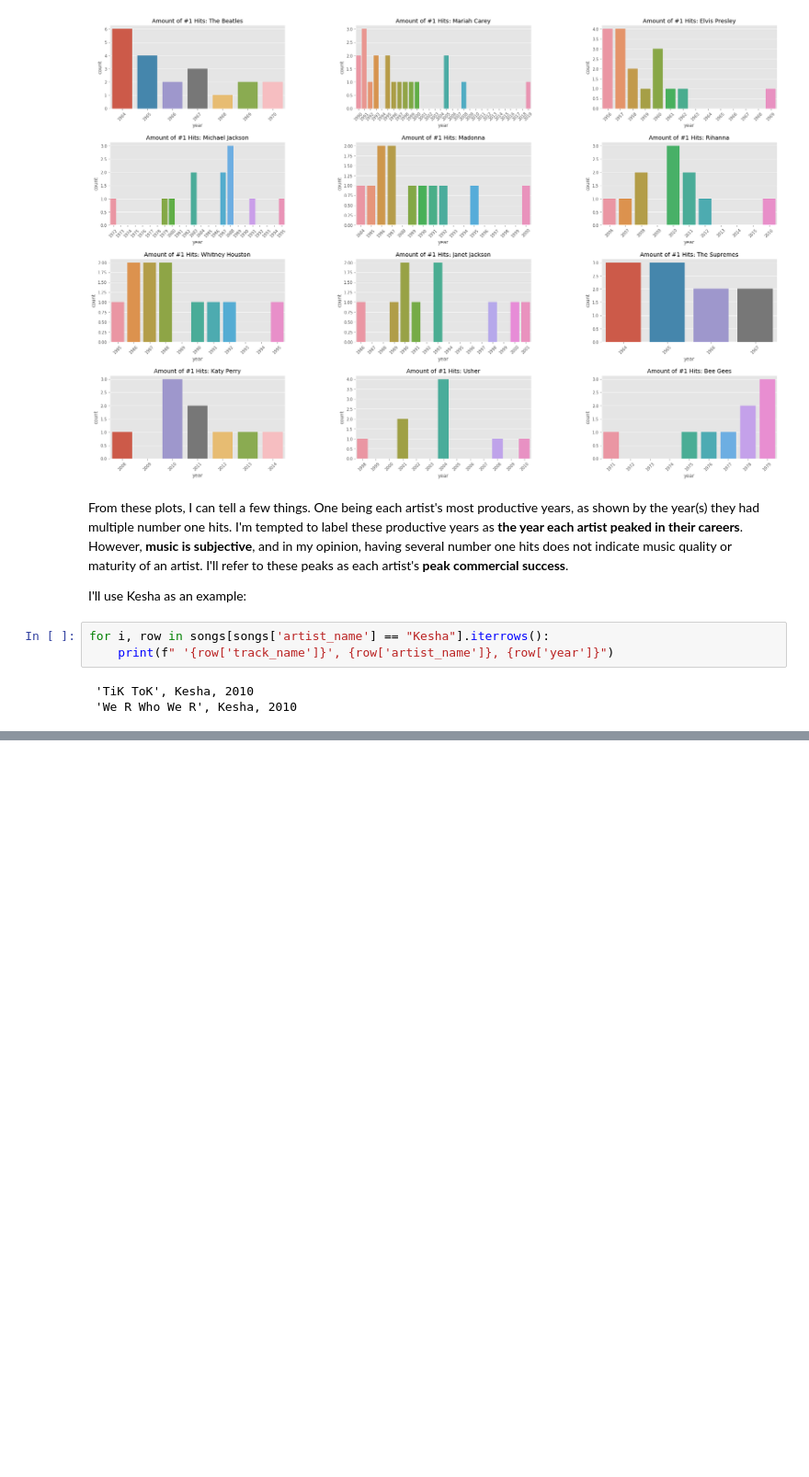
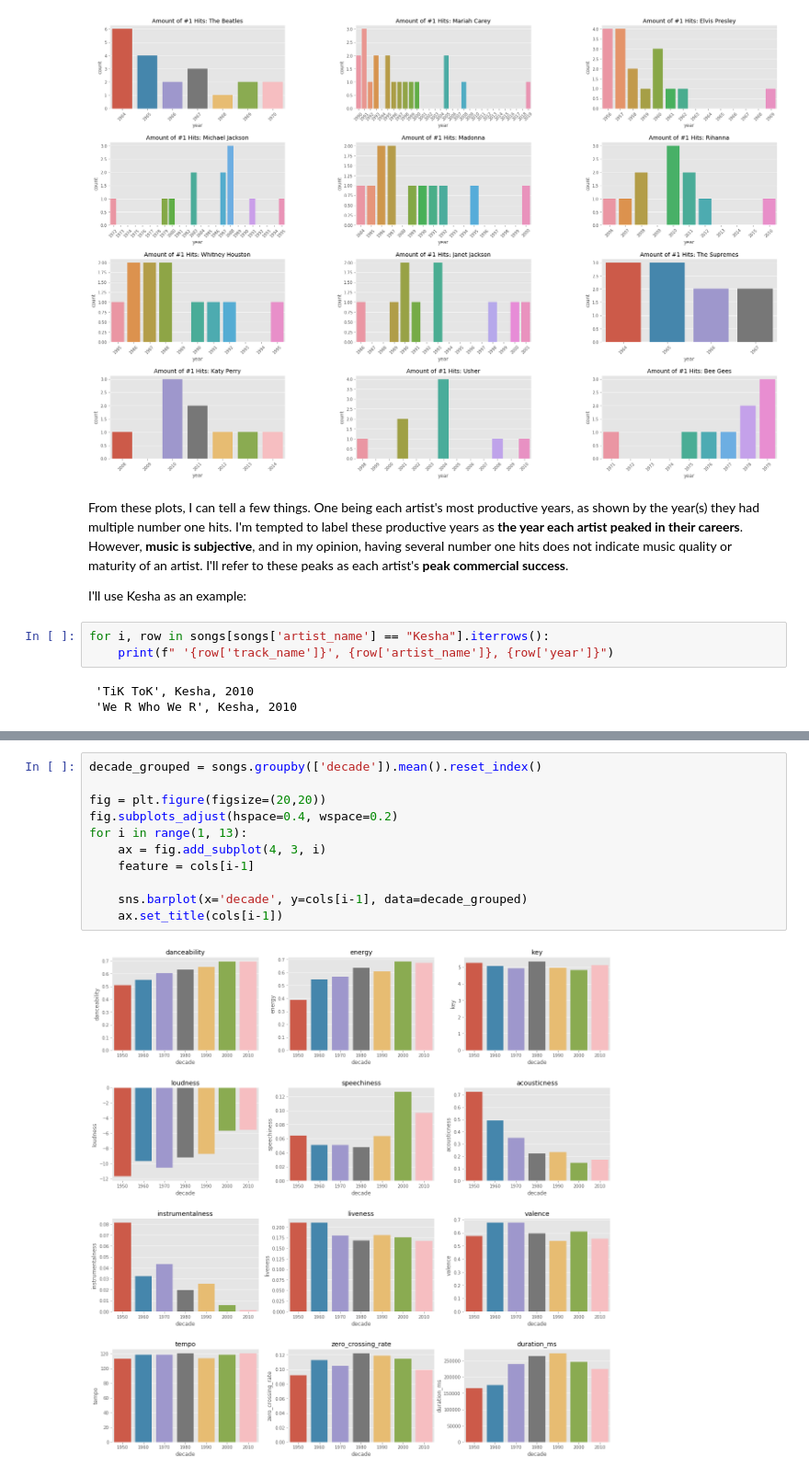
Before and after one commit to d-alvear/Analyzing-Music-by-Decade, a Jupyter notebook: notebooks/7-data-exploration.ipynb, the cells around one changed output, grey strips where cells are left out. Shown at 92% size. Saved outputs shown, nothing was run; the diff lists cells and outputs as text; blank space fills up the shorter version.

```diff
--- a/notebooks/7-data-exploration.ipynb
+++ b/notebooks/7-data-exploration.ipynb
@@ -273,0 +288,13 @@ Bee Gees had an average of 1.0 hits per year
+# %%
+decade_grouped = songs.groupby(['decade']).mean().reset_index()
+
+fig = plt.figure(figsize=(20,20))
+fig.subplots_adjust(hspace=0.4, wspace=0.2)
+for i in range(1, 13):
+    ax = fig.add_subplot(4, 3, i)
+    feature = cols[i-1]
+
+    sns.barplot(x='decade', y=cols[i-1], data=decade_grouped)
+    ax.set_title(cols[i-1])
+# %% [output]
+[figure, added]
```
Also changed, not shown: parts of 12 cells of this notebook, 2 other files.
